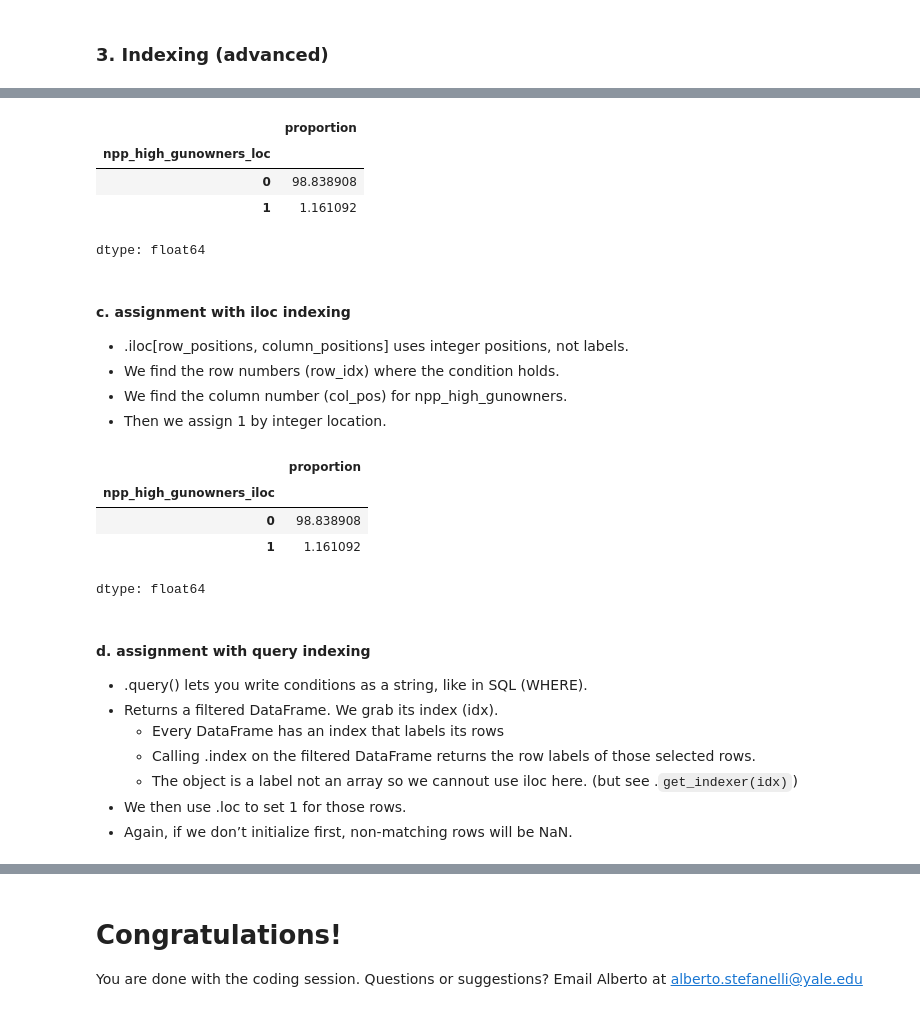
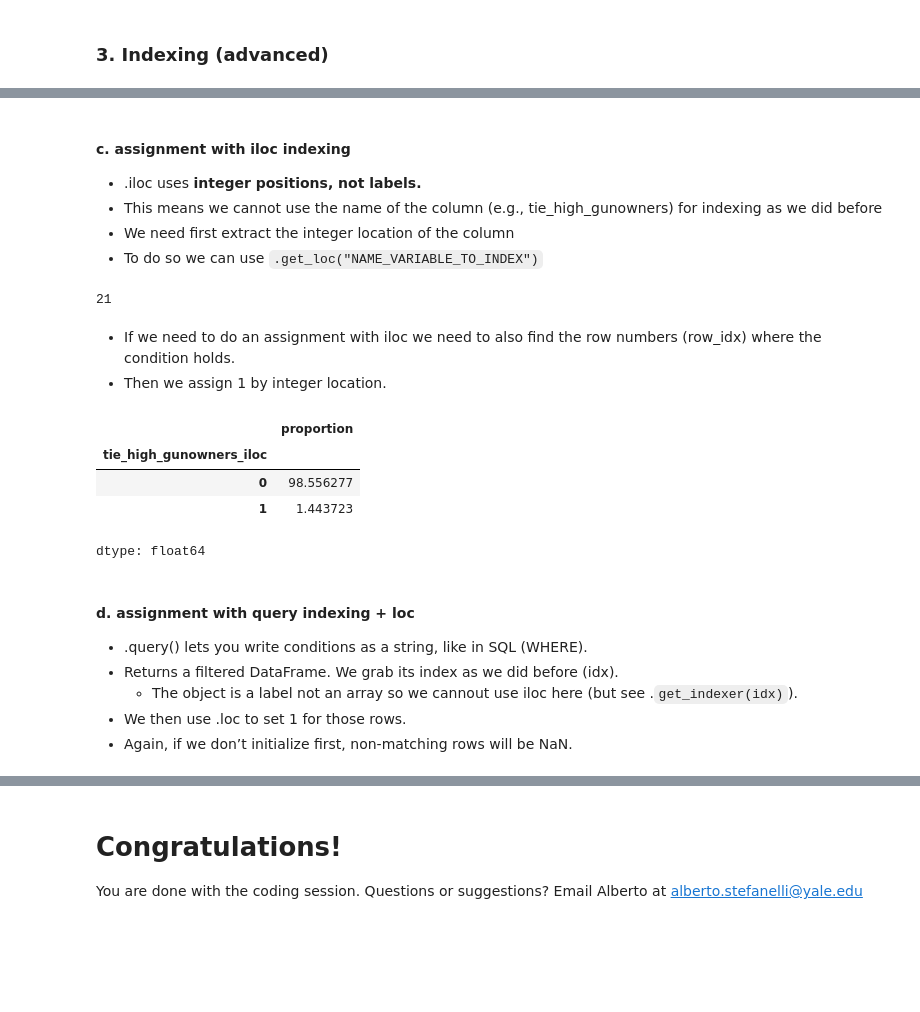
Before and after one commit to albertostefanelli/data_science_campaigns, a Jupyter notebook: coding_sessions/session_04/codingsession04.ipynb, the cells around one changed output, grey strips where cells are left out. Saved outputs shown, nothing was run; the diff lists cells and outputs as text; code cells hidden in the pictures; blank space fills up the shorter version.

```diff
--- a/coding_sessions/session_04/codingsession04.ipynb
+++ b/coding_sessions/session_04/codingsession04.ipynb
@@ -292,0 +270,6 @@ dtype: float64
+# %%
+# Example: extract the census tract's majority_party where the index label is 1
+df_voterfile.loc[1, "majority_party"]
+
+# You can also update (replace) the value for that row:
+df_voterfile.loc[1, "majority_party"] = "Independent"
@@ -299,11 +295,13 @@ dtype: float64
 # %%
-# Wrong approach no initialization:
+# Correct approach w initialization:
+df_voterfile["tie_high_gunowners_loc"] = 0
 
 df_voterfile.loc[
-    (df_voterfile["majority_party"] == "NPP") & (df_voterfile["pct_gunowners"] > 0.3),
-    "npp_high_gunowners_loc"
+    (df_voterfile["majority_party"] == "Tie") &
+    (df_voterfile["pct_gunowners"] > 0.3),
+    "tie_high_gunowners_loc"
 ] = 1
 
-df_voterfile["npp_high_gunowners_loc"].value_counts(normalize=True)*100
+df_voterfile["tie_high_gunowners_loc"].value_counts(normalize=True)*100
 # %% [output]
 |  | proportion |
@@ -312,57 +311,51 @@ df_voterfile["npp_high_gunowners_loc"].value_counts(normalize=True)*100
 dtype: float64
-# %%
-# Correct approach w initialization:
-df_voterfile["npp_high_gunowners_loc"] = 0
-
-df_voterfile.loc[
-    (df_voterfile["majority_party"] == "NPP") &
-    (df_voterfile["pct_gunowners"] > 0.3),
-    "npp_high_gunowners_loc"
-] = 1
-
-df_voterfile["npp_high_gunowners_loc"].value_counts(normalize=True)*100
-# %% [output]
-|  | proportion |
-| npp_high_gunowners_loc |  |
-| 0 | 98.838908 |
-| 1 | 1.161092 |
-dtype: float64
+# %% [markdown]
+#### c. assignment with iloc indexing
+
+- .iloc uses **integer positions, not labels.**
+- This means we cannot use the name of the column (e.g., tie_high_gunowners) for indexing as we did before
+- We need first extract the integer location of the column
+- To do so we can use `.get_loc("NAME_VARIABLE_TO_INDEX")`
+# %%
+df_voterfile.columns.get_loc("majority_party")
+# %% [output]
+21
+# %%
+# Example: extract the majority_party in the first row (row position = 0)
+df_voterfile.iloc[0, df_voterfile.columns.get_loc("majority_party")]
+
+# You can also update (replace) the value for that row:
+df_voterfile.iloc[0, df_voterfile.columns.get_loc("majority_party")] = "Independent"
 # %% [markdown]
-#### c. assignment with iloc indexing
-
-- .iloc[row_positions, column_positions] uses integer positions, not labels.
-- We find the row numbers (row_idx) where the condition holds.
-- We find the column number (col_pos) for npp_high_gunowners.
+- If we need to do an assignment with iloc we need to also find the row numbers (row_idx) where the condition holds.
 - Then we assign 1 by integer location.
 # %%
-df_voterfile["npp_high_gunowners_iloc"] = 0
+df_voterfile["tie_high_gunowners_iloc"] = 0
 
 # row labels that match the condition.
 row_idx = df_voterfile.index[
-    (df_voterfile["majority_party"] == "NPP") &
+    (df_voterfile["majority_party"] == "Tie") &
     (df_voterfile["pct_gunowners"] > 0.3)
 ]
 
 # returns the integer position of the column.
-col_pos = df_voterfile.columns.get_loc("npp_high_gunowners_iloc")
+col_pos = df_voterfile.columns.get_loc("tie_high_gunowners_iloc")
 
 df_voterfile.iloc[row_idx, col_pos] = 1
 
-df_voterfile["npp_high_gunowners_iloc"].value_counts(normalize=True)*100
+df_voterfile["tie_high_gunowners_iloc"].value_counts(normalize=True)*100
 # %% [output]
 |  | proportion |
-| npp_high_gunowners_iloc |  |
-| 0 | 98.838908 |
-| 1 | 1.161092 |
+| tie_high_gunowners_iloc |  |
+| 0 | 98.556277 |
+| 1 | 1.443723 |
 dtype: float64
 # %% [markdown]
-#### d. assignment with query indexing
+#### d. assignment with query indexing + loc
 
 - .query() lets you write conditions as a string, like in SQL (WHERE).
-- Returns a filtered DataFrame. We grab its index (idx).
-  - Every DataFrame has an index that labels its rows
-  - Calling .index on the filtered DataFrame returns the row labels of those selected rows.
-  - The object is a label not an array so we cannout use iloc here. (but see .`get_indexer(idx)`)
+- Returns a filtered DataFrame. We grab its index as we did before (idx).
+  - The object is a label not an array so we cannout use iloc here (but see .`get_indexer(idx)`).
 - We then use .loc to set 1 for those rows.
 - Again, if we don’t initialize first, non-matching rows will be NaN.
 # %%
```
Also changed, not shown: parts of 17 cells of this notebook, 1 other file.
